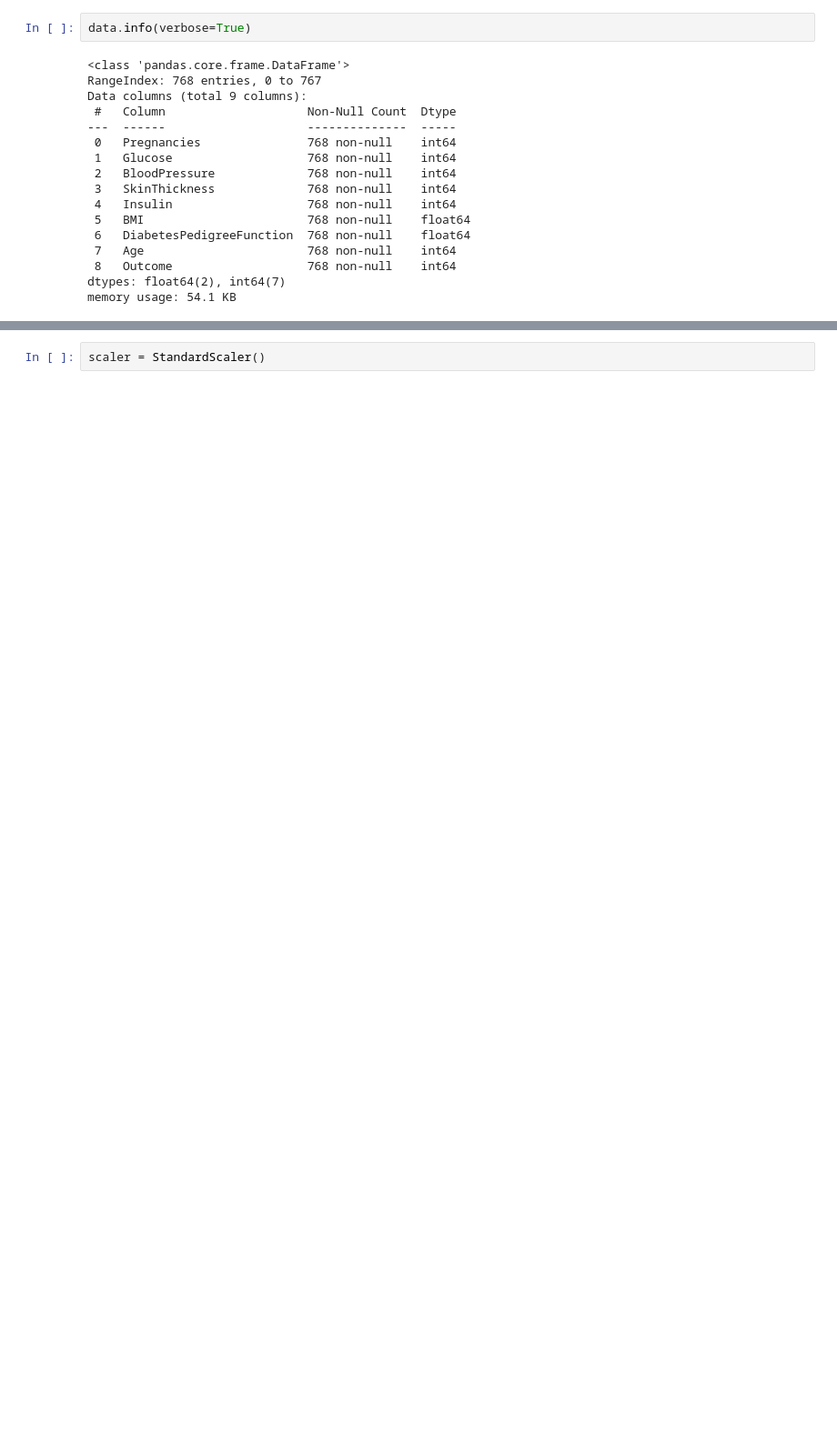
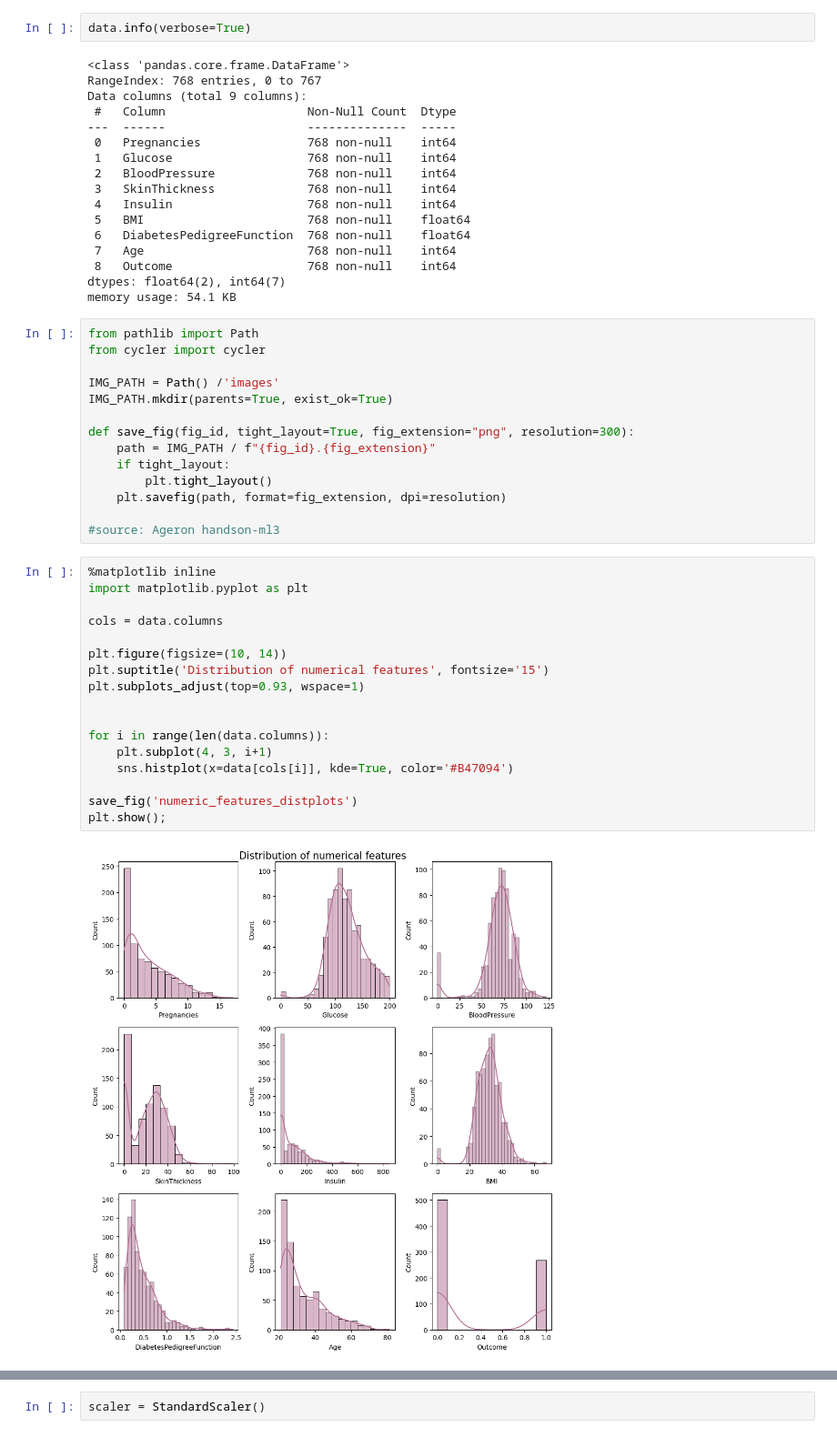
Before and after one commit to lauxpaux/diabetes_classification, a Jupyter notebook: diabetes_prediction-knn.ipynb, the cells around one changed output, grey strips where cells are left out. Shown at 91% size. Drawn from its saved outputs; the diff is of its cells as text; blank space fills up the shorter version.

```diff
--- a/diabetes_prediction-knn.ipynb
+++ b/diabetes_prediction-knn.ipynb
@@ -66,3 +68,36 @@ Data columns (total 9 columns):
  8   Outcome                   768 non-null    int64
 dtypes: float64(2), int64(7)
 memory usage: 54.1 KB
+# %%
+from pathlib import Path
+from cycler import cycler
+
+IMG_PATH = Path() /'images'
+IMG_PATH.mkdir(parents=True, exist_ok=True)
+
+def save_fig(fig_id, tight_layout=True, fig_extension="png", resolution=300):
+    path = IMG_PATH / f"{fig_id}.{fig_extension}"
+    if tight_layout:
+        plt.tight_layout()
+    plt.savefig(path, format=fig_extension, dpi=resolution)
+
+#source: Ageron handson-ml3
+# %%
+%matplotlib inline
+import matplotlib.pyplot as plt
+
+cols = data.columns
+
+plt.figure(figsize=(10, 14))
+plt.suptitle('Distribution of numerical features', fontsize='15')
+plt.subplots_adjust(top=0.93, wspace=1)
+
+
+for i in range(len(data.columns)):
+    plt.subplot(4, 3, i+1)
+    sns.histplot(x=data[cols[i]], kde=True, color='#B47094')
+
+save_fig('numeric_features_distplots')
+plt.show();
+# %% [output]
+[figure, added]
```
Also changed, not shown: parts of 29 cells of this notebook, 2 other files.
